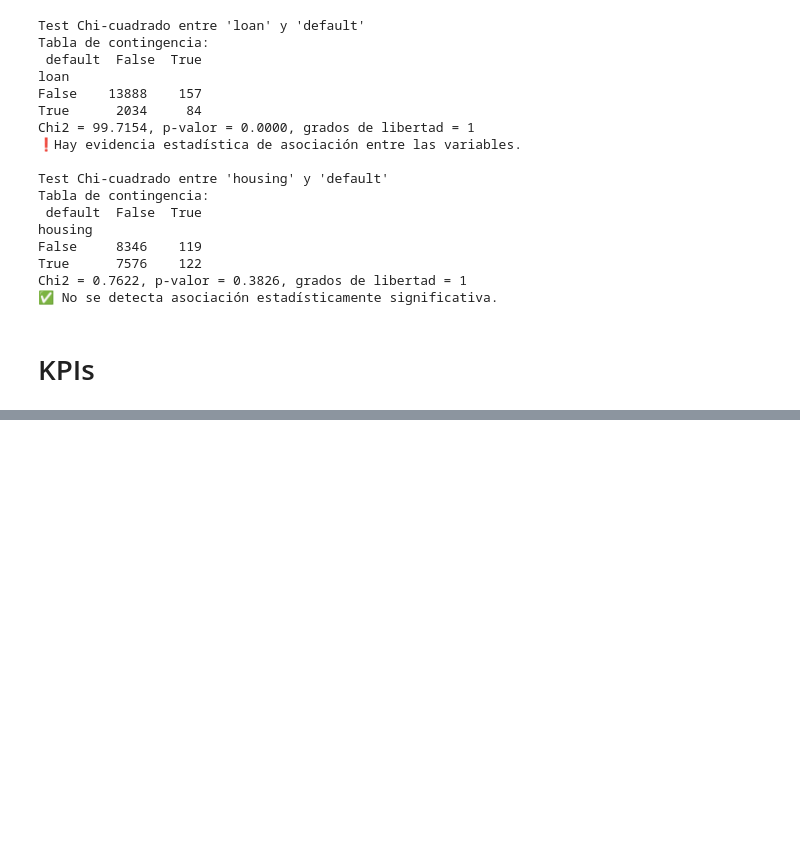
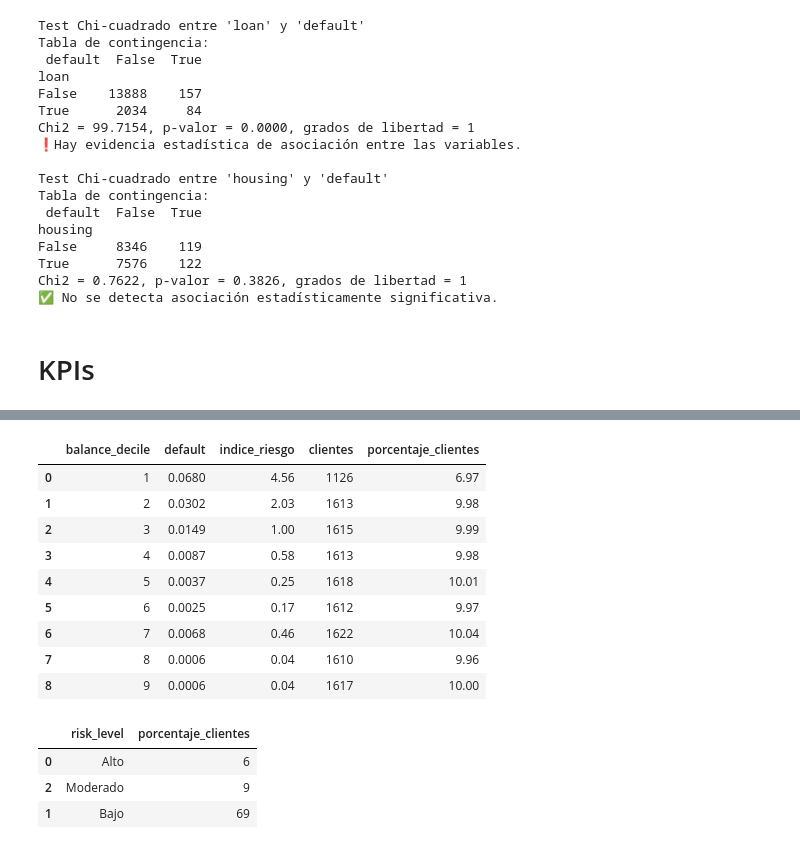
Before and after one commit to MarinaTorba/PersonalDataProrjects, a Jupyter notebook: Equip_9/Scripts/Analisis _Finanzas_250519.ipynb, the cells around one changed output, grey strips where cells are left out. Saved outputs shown, nothing was run; the diff lists cells and outputs as text; code cells hidden in the pictures; blank space fills up the shorter version.

```diff
--- a/Equip_9/Scripts/Analisis _Finanzas_250519.ipynb
+++ b/Equip_9/Scripts/Analisis _Finanzas_250519.ipynb
@@ -205,0 +250,4 @@ Chi2 = 0.7622, p-valor = 0.3826, grados de libertad = 1
+# %%
+# Probabilidad de incumplimiento global
+pd_global = df['default'].mean()
+print("PD global =", round(pd_global*100, 2), "%")
@@ -205,0 +256,13 @@ Chi2 = 0.7622, p-valor = 0.3826, grados de libertad = 1
+# %%
+#  Crear deciles de balance para agrupar clientes en 10 grupos iguales
+df['balance_decile'] = pd.qcut(df['balance'], q=10, labels=False)
+
+# Calcular la tasa de incumplimiento (default) por cada decil
+default_rates = (df.groupby('balance_decile')['default'].mean().reset_index()) #la media aritmética en ese grupo equivale a la proporción (o tasa) de incumplimiento
+default_rates['default'] = default_rates['default'].round(4)
+default_rates['balance_decile'] = default_rates['balance_decile'] + 1
+
+# Calculamos el indice de riesgo por decil riesgo/riesgo global
+default_rates['indice_riesgo'] = default_rates['default'] / pd_global
+default_rates['indice_riesgo'] = default_rates['indice_riesgo'].round(2)
+print(default_rates)
@@ -205,0 +281,25 @@ Chi2 = 0.7622, p-valor = 0.3826, grados de libertad = 1
+# %%
+"""Añado la cantidad de clientes en cada decil"""
+
+clientes_por_decil = df['balance_decile'].value_counts().sort_index()
+clientes_totales = len(df)
+
+clientes_stats = pd.DataFrame({
+    'balance_decile': clientes_por_decil.index,
+    'clientes': clientes_por_decil.values,
+    'porcentaje_clientes': np.round((clientes_por_decil.values / clientes_totales * 100), 2)
+})
+
+default_rates_clients = default_rates.merge(clientes_stats, on='balance_decile')
+default_rates_clients
+# %% [output]
+|  | balance_decile | default | indice_riesgo | clientes | porcentaje_clientes |
+| 0 | 1 | 0.0680 | 4.56 | 1126 | 6.97 |
+| 1 | 2 | 0.0302 | 2.03 | 1613 | 9.98 |
+| 2 | 3 | 0.0149 | 1.00 | 1615 | 9.99 |
+| 3 | 4 | 0.0087 | 0.58 | 1613 | 9.98 |
+| 4 | 5 | 0.0037 | 0.25 | 1618 | 10.01 |
+| 5 | 6 | 0.0025 | 0.17 | 1612 | 9.97 |
+| 6 | 7 | 0.0068 | 0.46 | 1622 | 10.04 |
+| 7 | 8 | 0.0006 | 0.04 | 1610 | 9.96 |
+| 8 | 9 | 0.0006 | 0.04 | 1617 | 10.00 |
@@ -205,0 +316,16 @@ Chi2 = 0.7622, p-valor = 0.3826, grados de libertad = 1
+# %%
+"""Añado porcentaje de clientes por categoría de riesgo"""
+default_rates_clients['risk_level'] = default_rates_clients['default'].apply(categorize_risk)
+
+porcentaje_riesgo = default_rates_clients.groupby('risk_level')['porcentaje_clientes'].sum().reset_index()
+
+orden = ['Muy alto', 'Alto', 'Moderado', 'Bajo']
+porcentaje_riesgo['risk_level'] = pd.Categorical(porcentaje_riesgo['risk_level'], categories=orden, ordered=True)
+porcentaje_riesgo = porcentaje_riesgo.sort_values('risk_level')
+porcentaje_riesgo['porcentaje_clientes'] = porcentaje_riesgo['porcentaje_clientes'].astype(int)
+porcentaje_riesgo
+# %% [output]
+|  | risk_level | porcentaje_clientes |
+| 0 | Alto | 6 |
+| 2 | Moderado | 9 |
+| 1 | Bajo | 69 |
```
Also changed, not shown: parts of 9 cells of this notebook.
